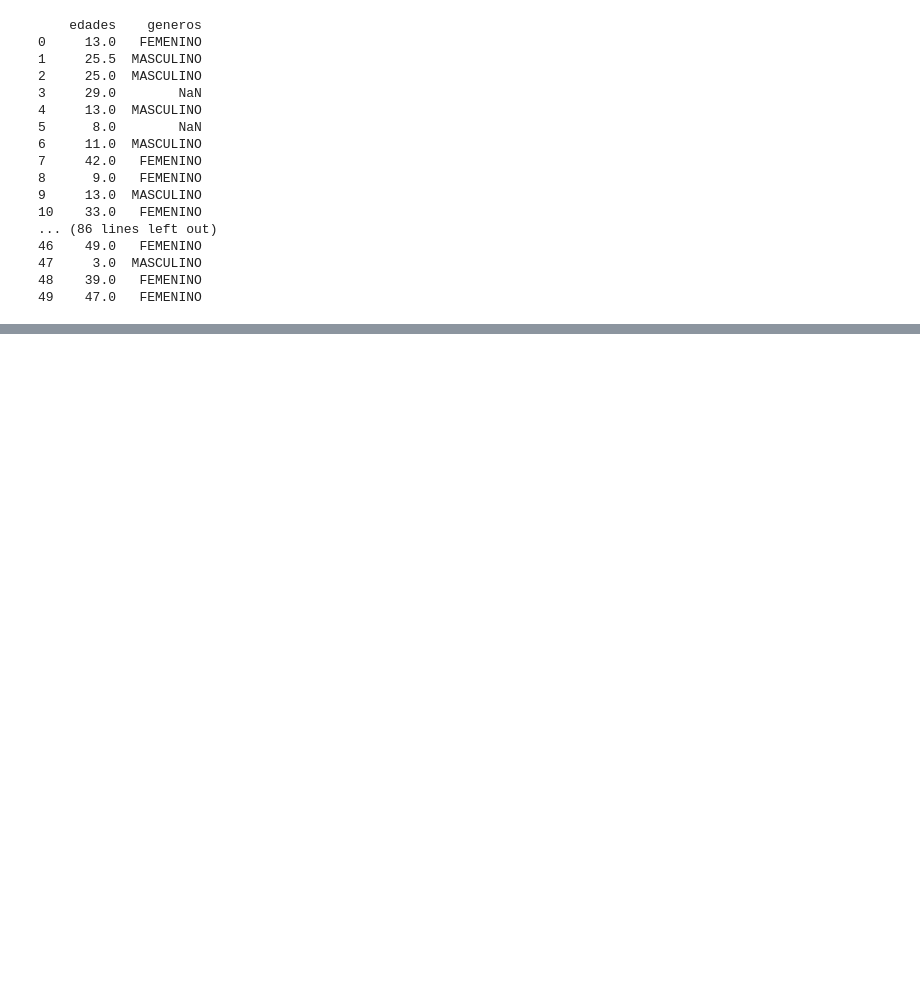
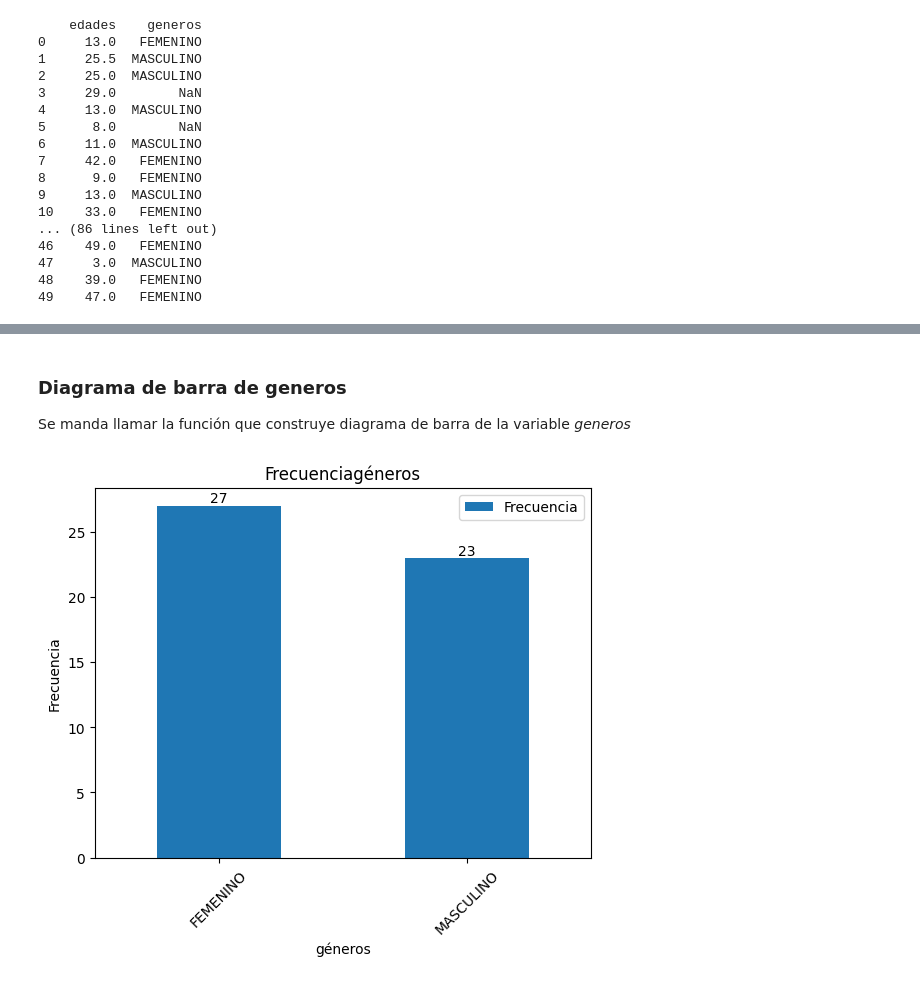
Before and after one commit to rpizarrog/analitica_de_datos, a Jupyter notebook: python/Caso_01_Cargar_datos_de_un_csv.ipynb, the cells around one changed output, grey strips where cells are left out. Saved outputs shown, nothing was run; the diff lists cells and outputs as text; code cells hidden in the pictures; blank space fills up the shorter version.

```diff
--- a/python/Caso_01_Cargar_datos_de_un_csv.ipynb
+++ b/python/Caso_01_Cargar_datos_de_un_csv.ipynb
@@ -154,7 +154,10 @@ def f_reemplazar_generos_moda (valores):
   return valores
 
 # Función que debe modifiar un valor de acuerdo a la cadena que mas se le parezca
-def f_modificar_parecido (valores):
+def f_modificar_parecidos (valores):
+  # Mapear cualquier valor que sea claramente 'M' o 'F' a 'MASCULINO' o 'FEMENINO'
+  valores = valores.replace({'M': 'MASCULINO', 'F': 'FEMENINO'})
+
   # Debe identificar los valores únicos los dos que mas se repitan
   # por ejemplo FEMENINO Y MASCULINO
   # De cada valor si hay una ler F es FEMENINO
@@ -162,6 +165,29 @@ def f_modificar_parecido (valores):
   # De cada valor si se parece por ejemplo GEMENINO se parece a FEMENINO
   # De cada valor si se parece por ejemplo SASCULINO se parece a MASCULINO
   return valores
+
+# Visualiza diagrama de barra de una variable categórica
+def f_diagrama_barra(valores, contexto):
+  # Contar la frecuencia de cada categoría en la columna 'generos'
+  frecuencias = valores.value_counts()
+
+  # Crear el diagrama de barras
+  frecuencias.plot(kind='bar')
+
+  # Agregar etiquetas y título para mayor claridad
+  plt.xlabel(contexto)
+  plt.ylabel('Frecuencia')
+  plt.title('Frecuencia' + contexto)
+  plt.xticks(rotation=45)  # Rotar las etiquetas del eje x para mejor legibilidad
+
+  # Mostrar leyenda
+  plt.legend(['Frecuencia'])
+  # Anotar cada barra con su respectiva frecuencia
+  for index, value in enumerate(frecuencias):
+    plt.text(index, value, str(value), ha='center', va='bottom')
+
+  # Mostrar el diagrama
+  plt.show()
 # %% [markdown]
 ## Cargar datos
 
@@ -336,0 +364,3 @@ print (datos_limpios)
+# %%
+datos_limpios['generos'] = f_modificar_parecidos(datos_limpios['generos'])
+print (datos_limpios)
@@ -337,3 +385,11 @@ print (datos_limpios)
+# %% [markdown]
+### Diagrama de barra de generos
+
+Se manda llamar la función que construye diagrama de barra de la variable *generos*
+# %%
+f_diagrama_barra(datos_limpios['generos'], 'géneros')
+# %% [output]
+[figure, added]
 # %% [markdown]
 # Interpretación
 
```
Also changed, not shown: parts of 4 cells of this notebook.
